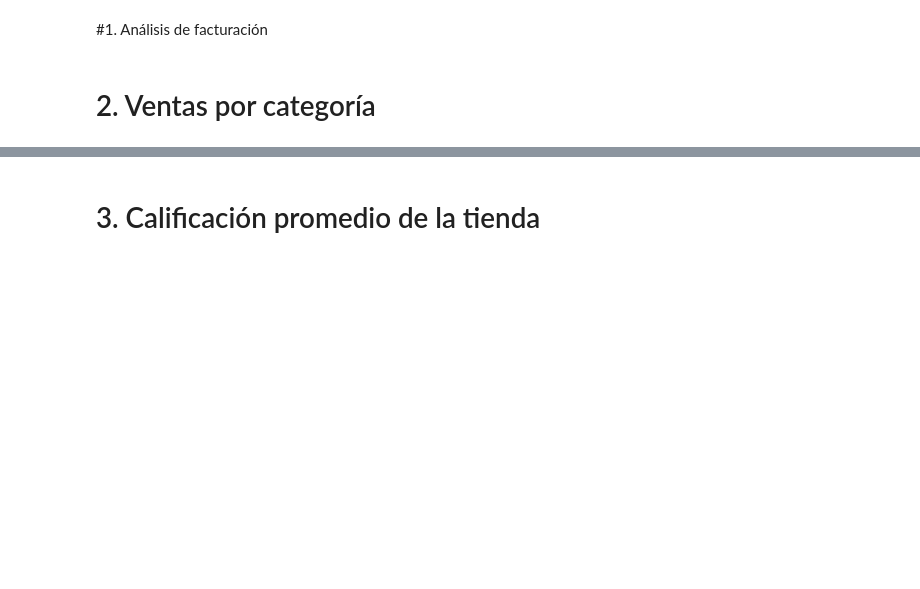
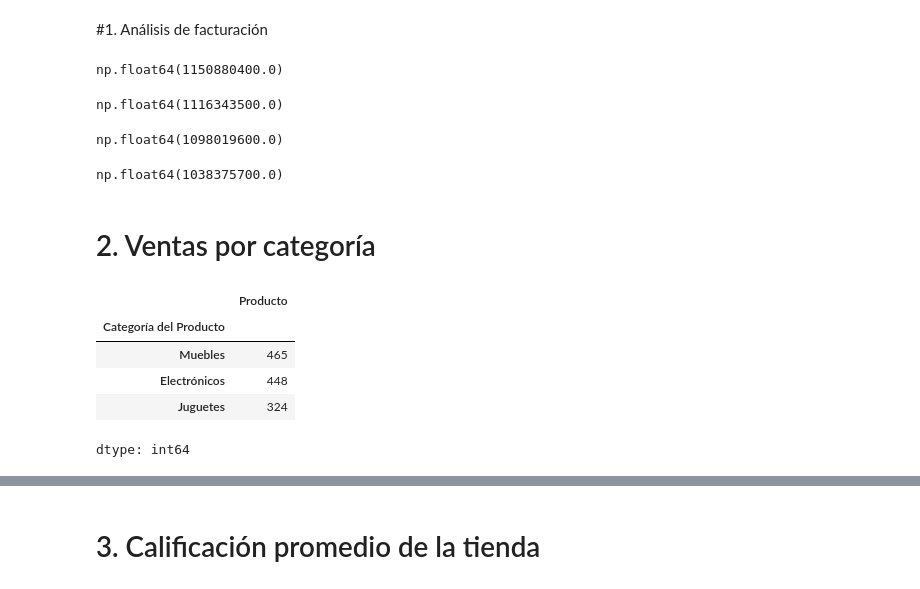
Before and after one commit to taniagoa/Primer-challenge-DC, a Jupyter notebook: AluraStoreLatam.ipynb, the cells around one changed output, grey strips where cells are left out. Saved outputs shown, nothing was run; the diff lists cells and outputs as text; code cells hidden in the pictures; blank space fills up the shorter version.

Commit message:
1.ingreso total 2.ventas por categoria 3.valoracion de tienda

```diff
--- a/AluraStoreLatam.ipynb
+++ b/AluraStoreLatam.ipynb
@@ -25,5 +25,35 @@ tienda.head()
 | 4 | Silla de oficina | Muebles | 335200.0 | 20200.0 | 07/11/2020 | Maria Alfonso | Medellín | ... |
 # %% [markdown]
 #1. Análisis de facturación
+# %%
+total= tienda['Precio'].sum()
+total
+# %% [output]
+np.float64(1150880400.0)
+# %%
+total2= tienda2['Precio'].sum()
+total2
+# %% [output]
+np.float64(1116343500.0)
+# %%
+total3= tienda3['Precio'].sum()
+total3
+# %% [output]
+np.float64(1098019600.0)
+# %%
+total4= tienda4['Precio'].sum()
+total4
+# %% [output]
+np.float64(1038375700.0)
 # %% [markdown]
 # 2. Ventas por categoría
+# %%
+Prod_vendidos=tienda.groupby('Categoría del Producto')['Producto'].count().sort_values(ascending=False)
+Prod_vendidos.head(3)
+# %% [output]
+|  | Producto |
+| Categoría del Producto |  |
+| Muebles | 465 |
+| Electrónicos | 448 |
+| Juguetes | 324 |
+dtype: int64
```
Also changed, not shown: parts of 7 cells of this notebook.
